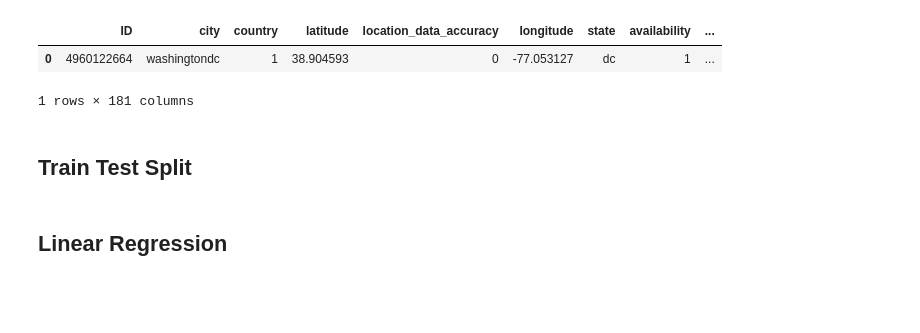
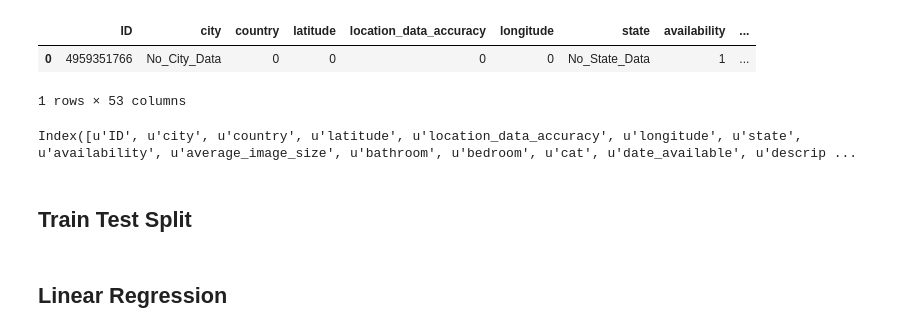
Before and after one commit to Alexjmsherman/General_Assembly_Final_Project, a Jupyter notebook: Final_Project/5. Final_Project_Data_Modeling.ipynb, the cells around one changed output. Saved outputs shown, nothing was run; the diff lists cells and outputs as text; code cells hidden in the pictures; blank space fills up the shorter version.

```diff
--- a/Final_Project/5. Final_Project_Data_Modeling.ipynb
+++ b/Final_Project/5. Final_Project_Data_Modeling.ipynb
@@ -36,22 +33,19 @@ data.describe()
-# %%
-# Transform categorical fields to numeric for scikit-learn
-
-data.country = np.where(data.country == 'US',1,0)
-data.availability = np.where(data.availability == 'available now',1,0)
 # %%
 # Create dummy variables
 
 data = pd.concat([data, pd.get_dummies(data.housing_type)], axis=1)
 data = pd.concat([data, pd.get_dummies(data.laundry)], axis=1)
 data = pd.concat([data, pd.get_dummies(data.parking)], axis=1)
-data = pd.concat([data, pd.get_dummies(data.city)], axis=1)
-data = pd.concat([data, pd.get_dummies(data.state)], axis=1)
 
 data[0:1]
 # %% [output]
 |  | ID | city | country | latitude | location_data_accuracy | longitude | state | availability | ... |
-| 0 | 4960122664 | washingtondc | 1 | 38.904593 | 0 | -77.053127 | dc | 1 | ... |
+| 0 | 4959351766 | No_City_Data | 0 | 0 | 0 | 0 | No_State_Data | 1 | ... |
-1 rows × 181 columns
+1 rows × 53 columns
+# %%
+data.columns
+# %% [output]
+Index([u'ID', u'city', u'country', u'latitude', u'location_data_accuracy', u'longitude', u'state', u'availability', u'average_image_size', u'bathroom', u'bedroom', u'cat', u'date_available', u'descrip ...
 # %%
 feature_cols = [
 'latitude',
```
Also changed, not shown: parts of 14 cells of this notebook, 2 other files.
